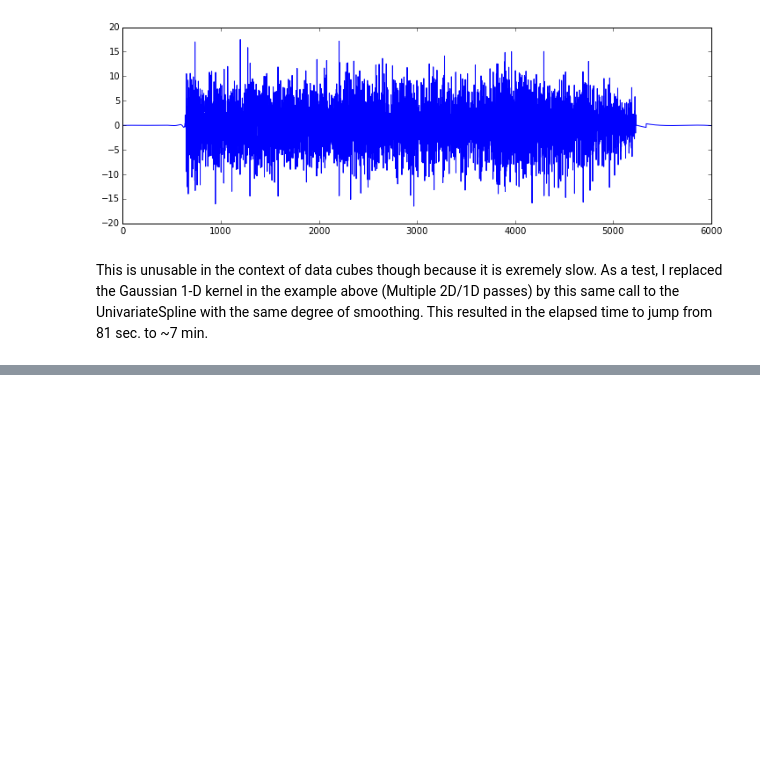
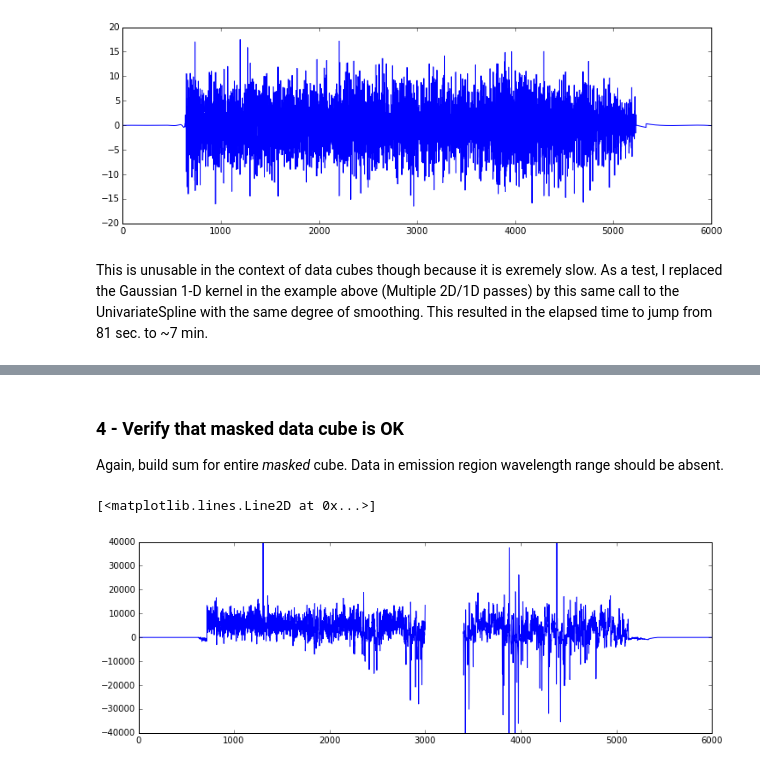
Before and after one commit to spacetelescope/cubeviz, a Jupyter notebook: smoothing/smoothing_analysis.ipynb, the cells around one changed output, grey strips where cells are left out. Cells and saved outputs as stored; diff of their text form; code cells hidden in the pictures; blank space fills up the shorter version.

```diff
--- a/smoothing/smoothing_analysis.ipynb
+++ b/smoothing/smoothing_analysis.ipynb
@@ -287,0 +329,20 @@ This is unusable in the context of data cubes though because it is exremely slow
+# %%
+mask = data.copy()
+mask.fill(False)
+mask[3000:3400,:,:] = True  # mask out pixels in 3000:3400 range
+
+masked_data_cube = ma.masked_array(data, mask=mask)
+# %% [markdown]
+<h3>4 - Verify that masked data cube is OK </h3>
+
+Again, build sum for entire *masked* cube. Data in emission region wavelength range should be absent.
+# %%
+summed_masked = np.sum(masked_data_cube, axis=2)
+summed_masked = np.sum(summed_masked, axis=1)
+
+plt.gcf().set_size_inches(12.,4.)
+plt.axis([0.,6000.,-40000.,40000.])
+plt.plot(summed_masked)
+# %% [output]
+[<matplotlib.lines.Line2D at 0x...>]
+[figure, added]
```
Also changed, not shown: parts of 19 cells of this notebook.
